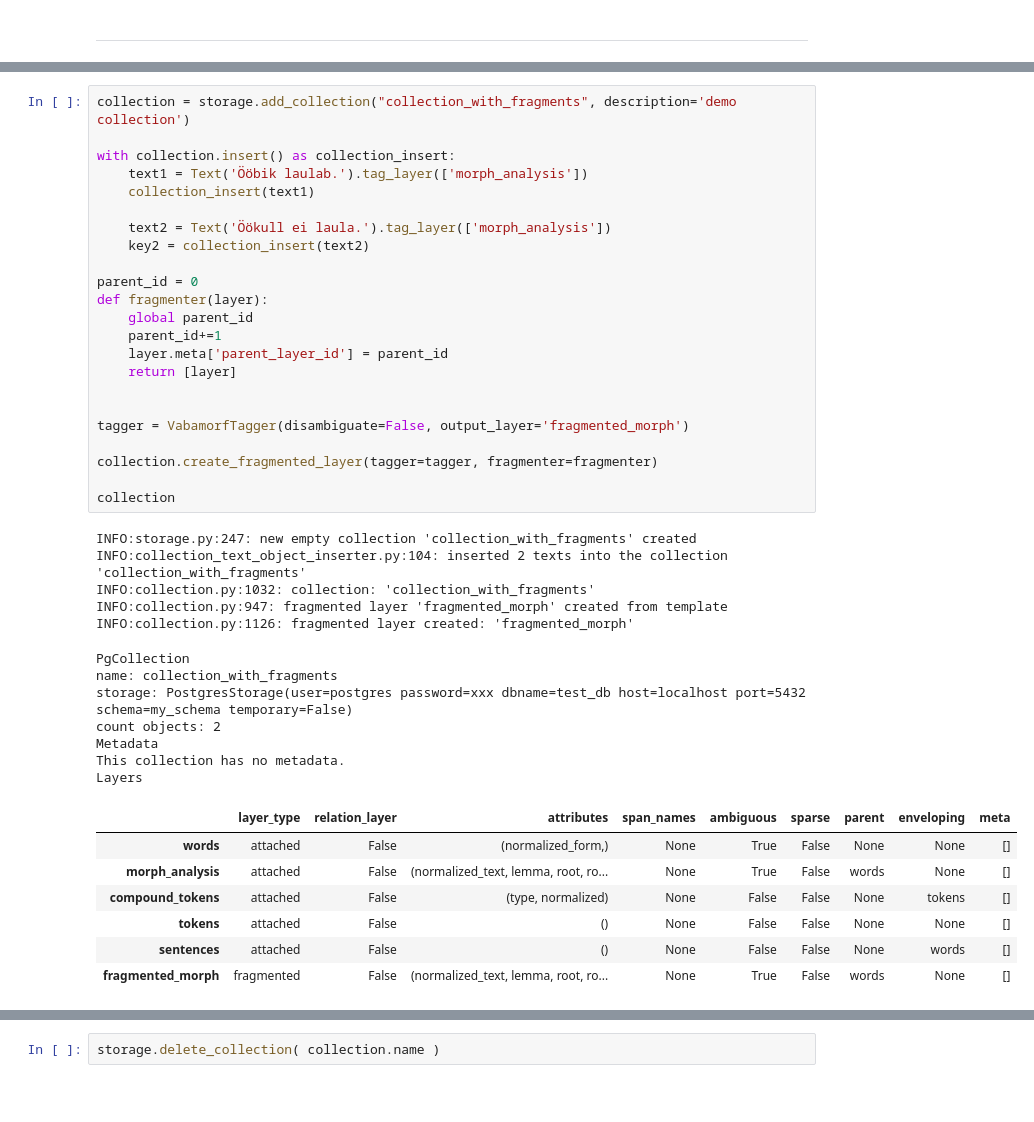
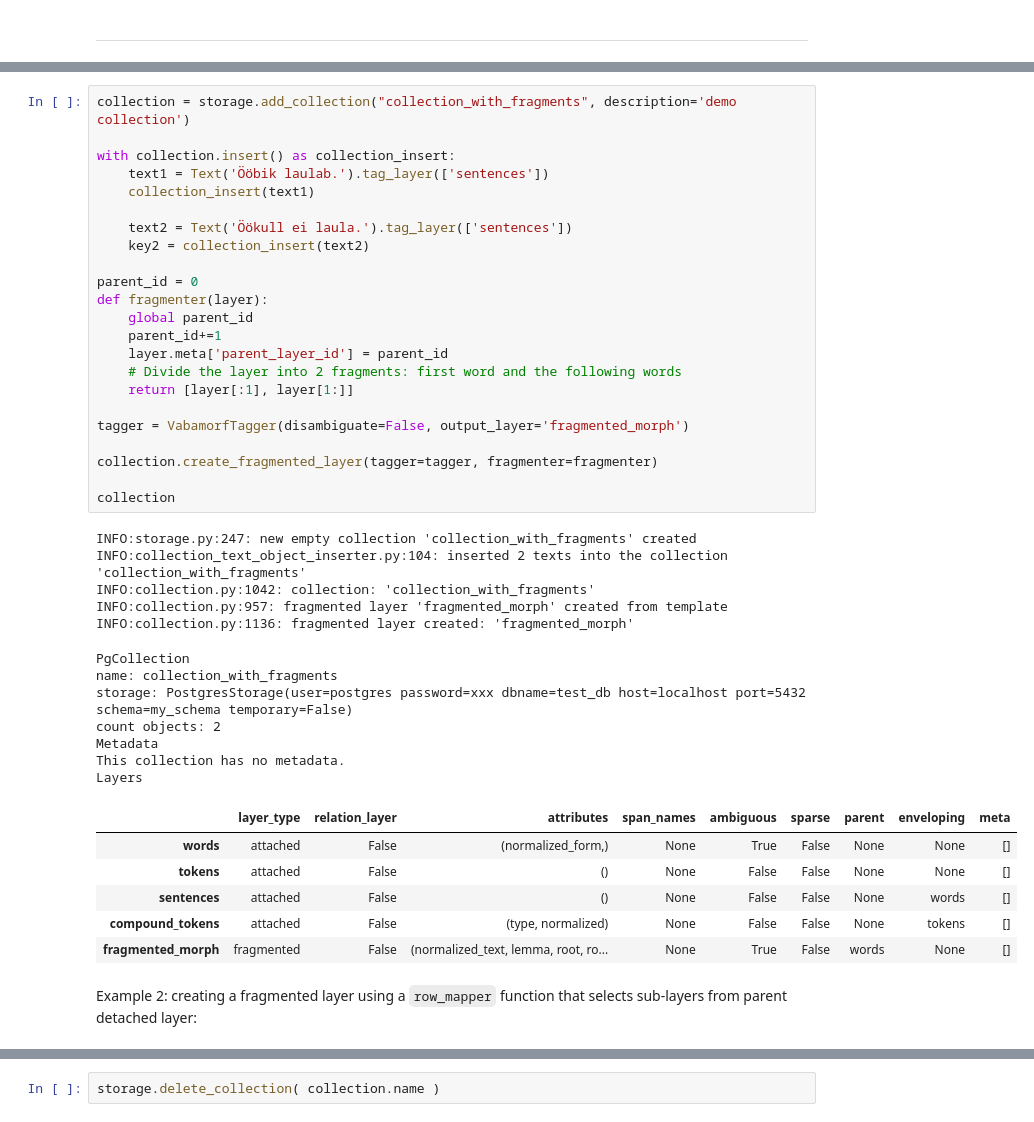
Before and after one commit to estnltk/estnltk, a Jupyter notebook: tutorials/storage/storing_text_objects_in_postgres.ipynb, the cells around one changed output, grey strips where cells are left out. Drawn from its saved outputs; the diff is of its cells as text; blank space fills up the shorter version.

Commit message:
Updated postgres docs (mostly) on what is known about fragmented layer

```diff
--- a/tutorials/storage/storing_text_objects_in_postgres.ipynb
+++ b/tutorials/storage/storing_text_objects_in_postgres.ipynb
@@ -1122,45 +1131,46 @@ No Text object.
 collection = storage.add_collection("collection_with_fragments", description='demo collection')
 
 with collection.insert() as collection_insert:
-    text1 = Text('Ööbik laulab.').tag_layer(['morph_analysis'])
+    text1 = Text('Ööbik laulab.').tag_layer(['sentences'])
     collection_insert(text1)
 
-    text2 = Text('Öökull ei laula.').tag_layer(['morph_analysis'])
+    text2 = Text('Öökull ei laula.').tag_layer(['sentences'])
     key2 = collection_insert(text2)
 
 parent_id = 0
 def fragmenter(layer):
     global parent_id
     parent_id+=1
     layer.meta['parent_layer_id'] = parent_id
-    return [layer]
-
+    # Divide the layer into 2 fragments: first word and the following words
+    return [layer[:1], layer[1:]]
 
 tagger = VabamorfTagger(disambiguate=False, output_layer='fragmented_morph')
 
 collection.create_fragmented_layer(tagger=tagger, fragmenter=fragmenter)
 
 collection
 # %% [output]
 INFO:storage.py:247: new empty collection 'collection_with_fragments' created
 INFO:collection_text_object_inserter.py:104: inserted 2 texts into the collection 'collection_with_fragments'
-INFO:collection.py:1032: collection: 'collection_with_fragments'
-INFO:collection.py:947: fragmented layer 'fragmented_morph' created from template
-INFO:collection.py:1126: fragmented layer created: 'fragmented_morph'
+INFO:collection.py:1042: collection: 'collection_with_fragments'
+INFO:collection.py:957: fragmented layer 'fragmented_morph' created from template
+INFO:collection.py:1136: fragmented layer created: 'fragmented_morph'
 PgCollection
 name: collection_with_fragments
 storage: PostgresStorage(user=postgres password=xxx dbname=test_db host=localhost port=5432 schema=my_schema temporary=False)
 count objects: 2
 Metadata
 This collection has no metadata.
 Layers
 |  | layer_type | relation_layer | attributes | span_names | ambiguous | sparse | parent | enveloping | meta |
 | words | attached | False | (normalized_form,) | None | True | False | None | None | [] |
-| morph_analysis | attached | False | (normalized_text, lemma, root, ro... | None | True | False | words | None | [] |
-| compound_tokens | attached | False | (type, normalized) | None | False | False | None | tokens | [] |
 | tokens | attached | False | () | None | False | False | None | None | [] |
 | sentences | attached | False | () | None | False | False | None | words | [] |
+| compound_tokens | attached | False | (type, normalized) | None | False | False | None | tokens | [] |
 | fragmented_morph | fragmented | False | (normalized_text, lemma, root, ro... | None | True | False | words | None | [] |
+# %% [markdown]
+Example 2: creating a fragmented layer using a `row_mapper` function that selects sub-layers from parent detached layer:
 # %%
 table_name = 'fragment_test'
 collection = storage.add_collection(table_name)
```
Also changed, not shown: parts of 26 cells of this notebook, 1 other file.
